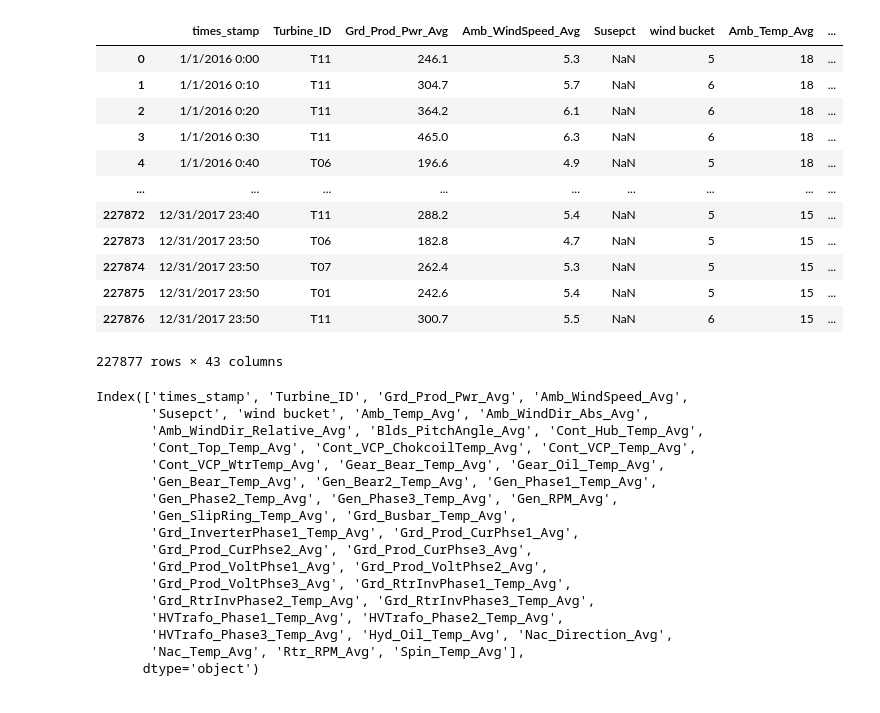
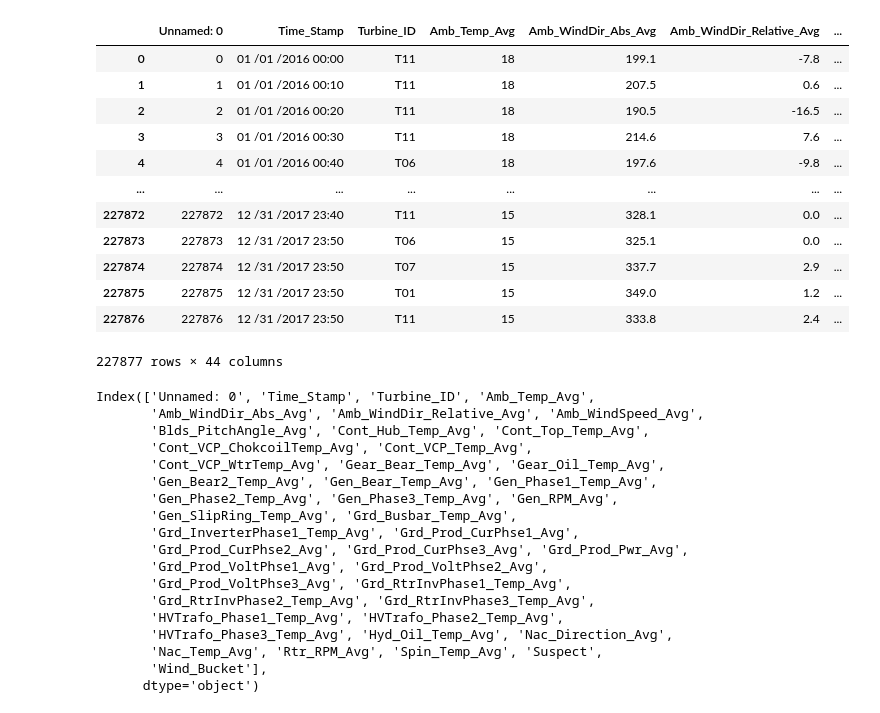
Before and after one commit to sarahrosegallagher/Wind_Turbine_Gearbox_Predictive_Analysis, a Jupyter notebook: Data_Transforming/sql_prep.ipynb, the cells around one changed output. Drawn from its saved outputs; the diff is of its cells as text; code cells hidden in the pictures.

```diff
--- a/Data_Transforming/sql_prep.ipynb
+++ b/Data_Transforming/sql_prep.ipynb
@@ -1,41 +1,42 @@
 # %%
 import pandas as pd
 # %%
-full_df = pd.read_csv("Resources\EDPR_1.1.csv")
+full_df = pd.read_csv("..\Resources\EDPR.csv")
 full_df
 # %% [output]
-|  | times_stamp | Turbine_ID | Grd_Prod_Pwr_Avg | Amb_WindSpeed_Avg | Susepct | wind bucket | Amb_Temp_Avg | ... |
-| 0 | 1/1/2016 0:00 | T11 | 246.1 | 5.3 | NaN | 5 | 18 | ... |
-| 1 | 1/1/2016 0:10 | T11 | 304.7 | 5.7 | NaN | 6 | 18 | ... |
-| 2 | 1/1/2016 0:20 | T11 | 364.2 | 6.1 | NaN | 6 | 18 | ... |
-| 3 | 1/1/2016 0:30 | T11 | 465.0 | 6.3 | NaN | 6 | 18 | ... |
-| 4 | 1/1/2016 0:40 | T06 | 196.6 | 4.9 | NaN | 5 | 18 | ... |
-| ... | ... | ... | ... | ... | ... | ... | ... | ... |
-| 227872 | 12/31/2017 23:40 | T11 | 288.2 | 5.4 | NaN | 5 | 15 | ... |
-| 227873 | 12/31/2017 23:50 | T06 | 182.8 | 4.7 | NaN | 5 | 15 | ... |
-| 227874 | 12/31/2017 23:50 | T07 | 262.4 | 5.3 | NaN | 5 | 15 | ... |
-| 227875 | 12/31/2017 23:50 | T01 | 242.6 | 5.4 | NaN | 5 | 15 | ... |
-| 227876 | 12/31/2017 23:50 | T11 | 300.7 | 5.5 | NaN | 6 | 15 | ... |
+|  | Unnamed: 0 | Time_Stamp | Turbine_ID | Amb_Temp_Avg | Amb_WindDir_Abs_Avg | Amb_WindDir_Relative_Avg | ... |
+| 0 | 0 | 01 /01 /2016 00:00 | T11 | 18 | 199.1 | -7.8 | ... |
+| 1 | 1 | 01 /01 /2016 00:10 | T11 | 18 | 207.5 | 0.6 | ... |
+| 2 | 2 | 01 /01 /2016 00:20 | T11 | 18 | 190.5 | -16.5 | ... |
+| 3 | 3 | 01 /01 /2016 00:30 | T11 | 18 | 214.6 | 7.6 | ... |
+| 4 | 4 | 01 /01 /2016 00:40 | T06 | 18 | 197.6 | -9.8 | ... |
+| ... | ... | ... | ... | ... | ... | ... | ... |
+| 227872 | 227872 | 12 /31 /2017 23:40 | T11 | 15 | 328.1 | 0.0 | ... |
+| 227873 | 227873 | 12 /31 /2017 23:50 | T06 | 15 | 325.1 | 0.0 | ... |
+| 227874 | 227874 | 12 /31 /2017 23:50 | T07 | 15 | 337.7 | 2.9 | ... |
+| 227875 | 227875 | 12 /31 /2017 23:50 | T01 | 15 | 349.0 | 1.2 | ... |
+| 227876 | 227876 | 12 /31 /2017 23:50 | T11 | 15 | 333.8 | 2.4 | ... |
-227877 rows × 43 columns
+227877 rows × 44 columns
 # %%
 full_df.columns
 # %% [output]
-Index(['times_stamp', 'Turbine_ID', 'Grd_Prod_Pwr_Avg', 'Amb_WindSpeed_Avg',
-       'Susepct', 'wind bucket', 'Amb_Temp_Avg', 'Amb_WindDir_Abs_Avg',
-       'Amb_WindDir_Relative_Avg', 'Blds_PitchAngle_Avg', 'Cont_Hub_Temp_Avg',
-       'Cont_Top_Temp_Avg', 'Cont_VCP_ChokcoilTemp_Avg', 'Cont_VCP_Temp_Avg',
+Index(['Unnamed: 0', 'Time_Stamp', 'Turbine_ID', 'Amb_Temp_Avg',
+       'Amb_WindDir_Abs_Avg', 'Amb_WindDir_Relative_Avg', 'Amb_WindSpeed_Avg',
+       'Blds_PitchAngle_Avg', 'Cont_Hub_Temp_Avg', 'Cont_Top_Temp_Avg',
+       'Cont_VCP_ChokcoilTemp_Avg', 'Cont_VCP_Temp_Avg',
        'Cont_VCP_WtrTemp_Avg', 'Gear_Bear_Temp_Avg', 'Gear_Oil_Temp_Avg',
-       'Gen_Bear_Temp_Avg', 'Gen_Bear2_Temp_Avg', 'Gen_Phase1_Temp_Avg',
+       'Gen_Bear2_Temp_Avg', 'Gen_Bear_Temp_Avg', 'Gen_Phase1_Temp_Avg',
        'Gen_Phase2_Temp_Avg', 'Gen_Phase3_Temp_Avg', 'Gen_RPM_Avg',
        'Gen_SlipRing_Temp_Avg', 'Grd_Busbar_Temp_Avg',
        'Grd_InverterPhase1_Temp_Avg', 'Grd_Prod_CurPhse1_Avg',
-       'Grd_Prod_CurPhse2_Avg', 'Grd_Prod_CurPhse3_Avg',
+       'Grd_Prod_CurPhse2_Avg', 'Grd_Prod_CurPhse3_Avg', 'Grd_Prod_Pwr_Avg',
        'Grd_Prod_VoltPhse1_Avg', 'Grd_Prod_VoltPhse2_Avg',
        'Grd_Prod_VoltPhse3_Avg', 'Grd_RtrInvPhase1_Temp_Avg',
        'Grd_RtrInvPhase2_Temp_Avg', 'Grd_RtrInvPhase3_Temp_Avg',
        'HVTrafo_Phase1_Temp_Avg', 'HVTrafo_Phase2_Temp_Avg',
        'HVTrafo_Phase3_Temp_Avg', 'Hyd_Oil_Temp_Avg', 'Nac_Direction_Avg',
-       'Nac_Temp_Avg', 'Rtr_RPM_Avg', 'Spin_Temp_Avg'],
+       'Nac_Temp_Avg', 'Rtr_RPM_Avg', 'Spin_Temp_Avg', 'Suspect',
+       'Wind_Bucket'],
       dtype='object')
 # %%
 full_df[full_df["Susepct"] == "bad"]
```
Also changed, not shown: parts of 28 cells of this notebook, 2 other files.
